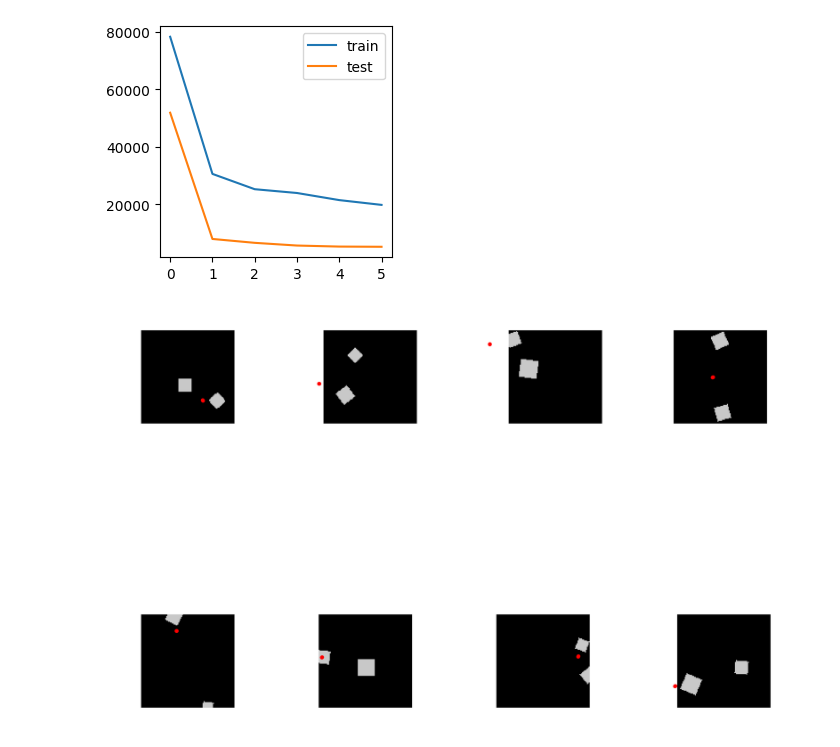
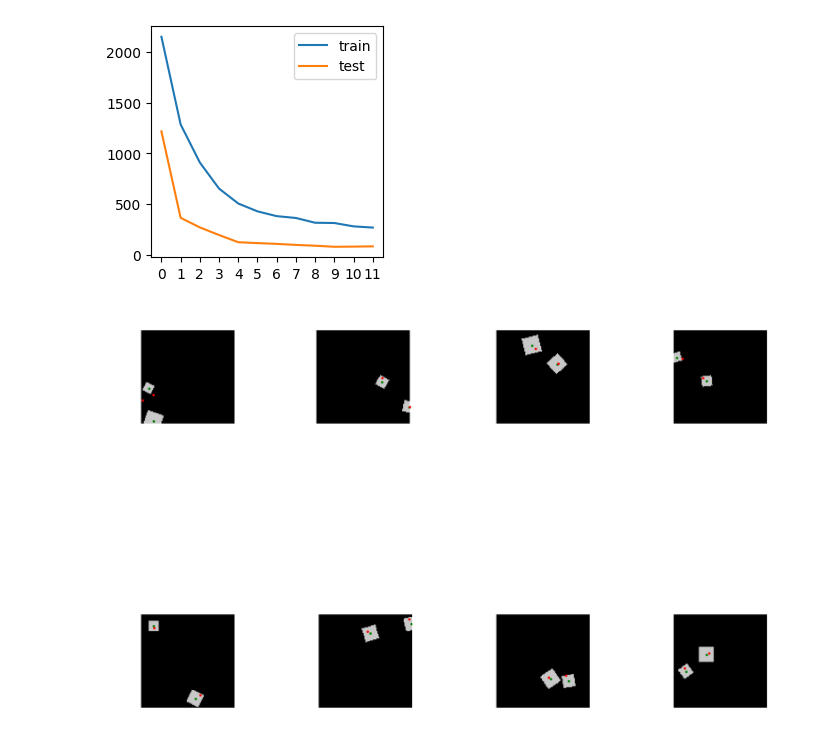
Before and after one commit to Whatisthisname/bbox-diffusion, a Jupyter notebook: toy_dataset.ipynb, the cells around one changed output. Saved outputs shown, nothing was run; the diff lists cells and outputs as text; code cells hidden in the pictures.

Commit message:
serial predictor working

```diff
--- a/toy_dataset.ipynb
+++ b/toy_dataset.ipynb
@@ -30,4 +26,5 @@ torch.Size([100, 100, 3])
 # %%
+import itertools
 from square_data_generator import label_sort_order_big_to_small
 
 
@@ -71,6 +68,30 @@ def point_matching_loss_greedy(
             )
 
     return loss
+
+
+def point_matching_loss_2_brute(
+    pred_points: torch.Tensor, target_bboxes: torch.Tensor
+) -> torch.Tensor:
+    target_points = target_bboxes[:, :, :2]
+
+    batch_size = pred_points.size(0)
+
+    chosen_scores = torch.zeros(batch_size)
+
+    for batch_idx in range(batch_size):
+        perms = torch.tensor(list(itertools.permutations(range(N_SQUARES))))
+        perm_scores = torch.zeros(perms.size(0))
+
+        for i, perm in enumerate(perms):
+            diff = target_points[batch_idx] - pred_points[batch_idx, perm]
+            dists = torch.norm(diff, dim=1, p=2)
+            loss = dists.sum()
+            perm_scores[i] = loss
+
+        chosen_scores[batch_idx] = torch.min(perm_scores)
+
+    return chosen_scores.sum()
 
 
 def calculate_iou_cxcywh(
@@ -144,7 +165,7 @@ def ordered_iou_loss_big_to_small(
 train_dataset = square_data_generator.SquareDataset(
     image_size=(100, 100),
     num_boxes=N_SQUARES,
-    num_samples=1000,
+    num_samples=2000,
 )
 train_dataloader = torch.utils.data.DataLoader(
     train_dataset, batch_size=32, shuffle=True
@@ -235,7 +256,7 @@ num_epochs = 100
 learning_rate = 0.001
 
 # Initialize model, loss function, and optimizer
-model = pred_model.PointPredictor(n_output_boxes=N_SQUARES)
+model = pred_model.PointPredictor(n_outputs=N_SQUARES)
 optimizer = torch.optim.Adam(model.parameters(), lr=learning_rate)
 
 test_images = []
@@ -254,8 +275,9 @@ for epoch in range(num_epochs):
     test_loss = 0.0
     for images, target_bboxes in test_dataloader:
         pred_points = model(images)
-        loss = point_matching_loss_greedy(pred_points, target_bboxes)
+        loss = point_matching_loss_2_brute(pred_points, target_bboxes)
         test_loss += loss.item()
+        # 1 / 0
     test_losses.append(test_loss / len(test_dataloader))
 
     model.train()
@@ -268,14 +290,14 @@ for epoch in range(num_epochs):
         ###
         optimizer.zero_grad()
         pred_points = model(images)
-        loss = point_matching_loss_greedy(pred_points, target_bboxes)
+        loss = point_matching_loss_2_brute(pred_points, target_bboxes)
         loss.backward()
         optimizer.step()
         running_loss += loss.item()
     train_losses.append(running_loss / len(train_dataloader))
 
     # Early stopping condition
-    if epoch > 4 and min(test_losses[-10:]) >= min(test_losses):
+    if epoch > 4 and min(test_losses[-2:]) > min(test_losses):
         print(f"Early stopping at epoch {epoch} due to no improvement in test loss.")
         break
 # %% [output]
@@ -289,23 +311,25 @@ ax.legend()
 
 plt.show();
 # %% [output]
-[figure, old version]
+[figure, new version]
 # %%
 model.eval()
 with torch.no_grad():
     for images, target_bboxes in test_dataloader:
         pred_points = model(images)
         batch_size = pred_points.size(0)
         fig, ax = plt.subplots(2, batch_size // 2, figsize=(10, 10), dpi=300)
         # hspace:
         fig.subplots_adjust(hspace=-0.3, wspace=0.1)
         ax = ax.flatten()
         for i in range(batch_size):
             img = utils.draw_points_on_image(
-                images[i].permute(1, 2, 0).numpy(), pred_points[i]
+                images[i].permute(1, 2, 0).numpy(),
+                torch.concatenate((target_bboxes[i, :, :2], pred_points[i])),
+                ["green"] * (N_SQUARES) + ["red"] * N_SQUARES,
             )
             ax[i].imshow(img)
             ax[i].axis("off")
         break
 # %% [output]
-[figure, old version]
+[figure, new version]
```
Also changed, not shown: parts of 3 cells of this notebook, 2 other files.
